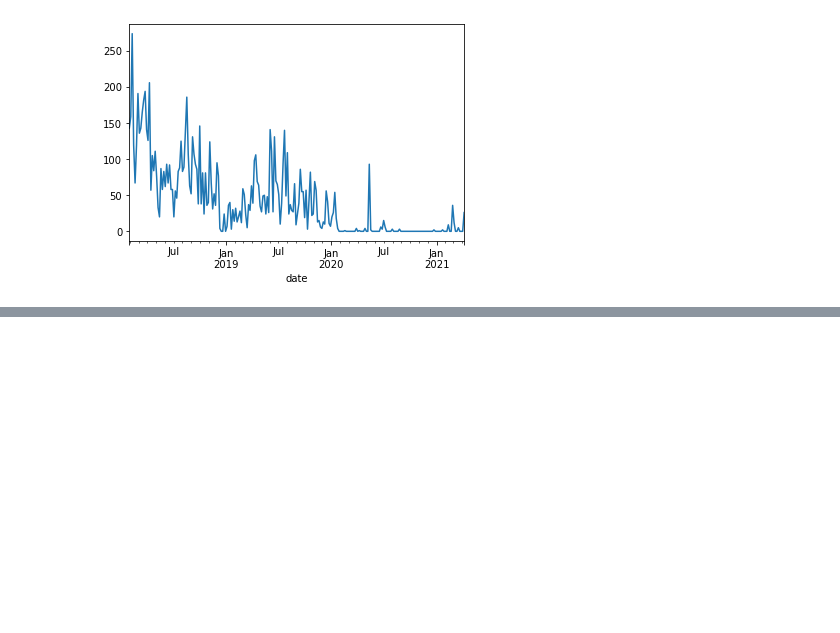
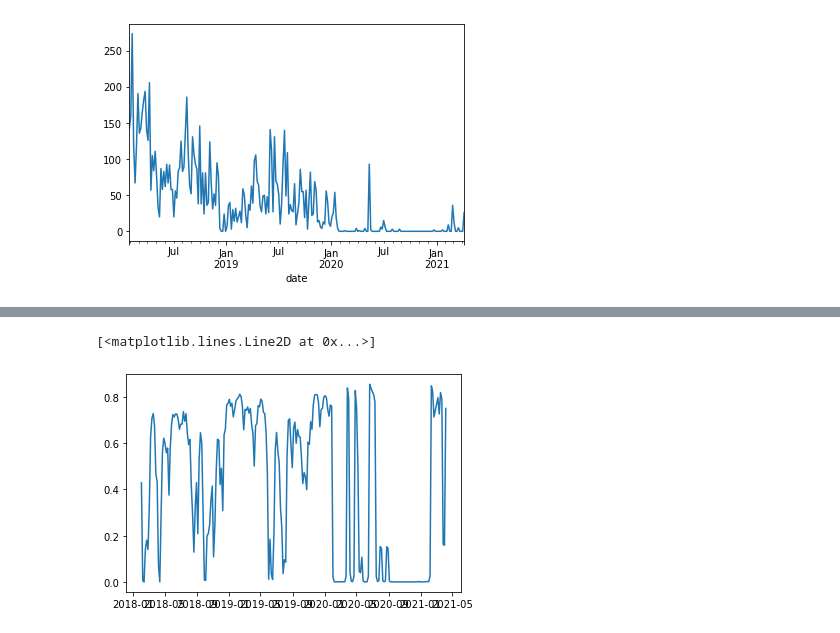
Before and after one commit to jesse-d-marder/anomaly-detection-exercises, a Jupyter notebook: time_series_anomaly_detection.ipynb, the cells around one changed output, grey strips where cells are left out. Saved outputs shown, nothing was run; the diff lists cells and outputs as text; code cells hidden in the pictures; blank space fills up the shorter version.

```diff
--- a/time_series_anomaly_detection.ipynb
+++ b/time_series_anomaly_detection.ipynb
@@ -345,0 +365,6 @@ cohort_e.path.plot()
+# %%
+diffed = a_cohort.diff().dropna()
+# %%
+mod_markov = sm.tsa.MarkovRegression(diffed, k_regimes=3, trend='nc', switching_variance=True)
+# %%
+res_markov = mod_markov.fit()
@@ -345,0 +401,5 @@ cohort_e.path.plot()
+# %%
+plt.plot(res_markov.smoothed_marginal_probabilities[1])
+# %% [output]
+[<matplotlib.lines.Line2D at 0x...>]
+[figure, added]
```
Also changed, not shown: parts of 9 cells of this notebook, 1 other file.
